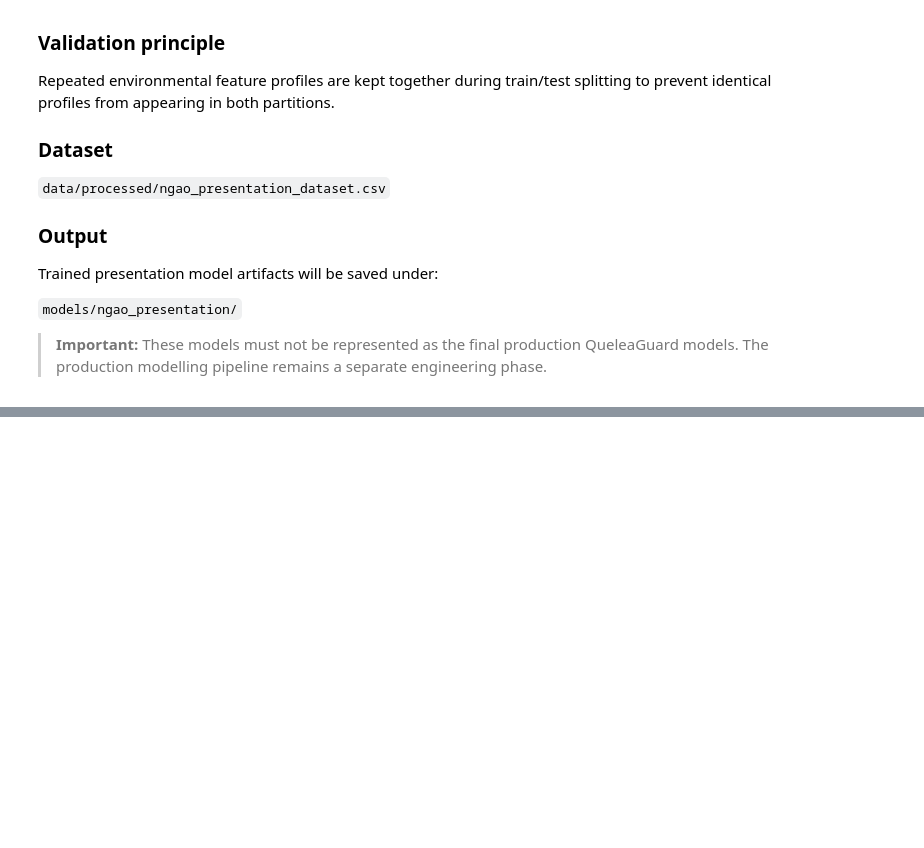
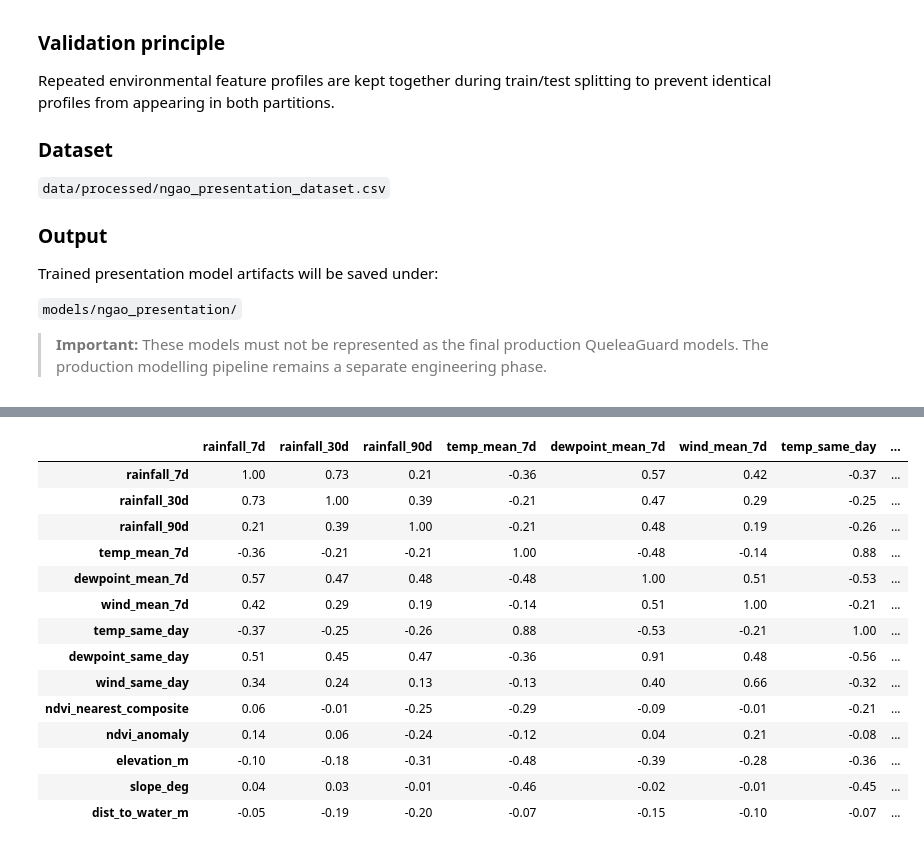
Before and after one commit to benardabuto081/QueleaGuard, a Jupyter notebook: notebooks/ngao_presentation_model_training.ipynb, the cells around one changed output, grey strips where cells are left out. Saved outputs shown, nothing was run; the diff lists cells and outputs as text; code cells hidden in the pictures; blank space fills up the shorter version.

Commit message:
Add Ngao presentation materials

```diff
--- a/notebooks/ngao_presentation_model_training.ipynb
+++ b/notebooks/ngao_presentation_model_training.ipynb
@@ -227,0 +759,24 @@ Groups with multiple rows: 60
+# %%
+# Fit Logistic Regression on the complete dataset
+
+logistic_model_full = Pipeline([
+    ("scaler", StandardScaler()),
+    ("classifier", LogisticRegression(
+        max_iter=1000,
+        random_state=42
+    ))
+])
+
+logistic_model_full.fit(X, y)
+
+# Fit Random Forest on the complete dataset
+
+random_forest_model_full = RandomForestClassifier(
+    n_estimators=300,
+    random_state=42,
+    n_jobs=-1
+)
+
+random_forest_model_full.fit(X, y)
+
+print("Both presentation models trained successfully.")
@@ -227,0 +868,24 @@ Groups with multiple rows: 60
+# %%
+# Calculate feature correlation matrix
+
+correlation_matrix = X.corr()
+
+display(
+    correlation_matrix.round(2)
+)
+# %% [output]
+|  | rainfall_7d | rainfall_30d | rainfall_90d | temp_mean_7d | dewpoint_mean_7d | wind_mean_7d | temp_same_day | ... |
+| rainfall_7d | 1.00 | 0.73 | 0.21 | -0.36 | 0.57 | 0.42 | -0.37 | ... |
+| rainfall_30d | 0.73 | 1.00 | 0.39 | -0.21 | 0.47 | 0.29 | -0.25 | ... |
+| rainfall_90d | 0.21 | 0.39 | 1.00 | -0.21 | 0.48 | 0.19 | -0.26 | ... |
+| temp_mean_7d | -0.36 | -0.21 | -0.21 | 1.00 | -0.48 | -0.14 | 0.88 | ... |
+| dewpoint_mean_7d | 0.57 | 0.47 | 0.48 | -0.48 | 1.00 | 0.51 | -0.53 | ... |
+| wind_mean_7d | 0.42 | 0.29 | 0.19 | -0.14 | 0.51 | 1.00 | -0.21 | ... |
+| temp_same_day | -0.37 | -0.25 | -0.26 | 0.88 | -0.53 | -0.21 | 1.00 | ... |
+| dewpoint_same_day | 0.51 | 0.45 | 0.47 | -0.36 | 0.91 | 0.48 | -0.56 | ... |
+| wind_same_day | 0.34 | 0.24 | 0.13 | -0.13 | 0.40 | 0.66 | -0.32 | ... |
+| ndvi_nearest_composite | 0.06 | -0.01 | -0.25 | -0.29 | -0.09 | -0.01 | -0.21 | ... |
+| ndvi_anomaly | 0.14 | 0.06 | -0.24 | -0.12 | 0.04 | 0.21 | -0.08 | ... |
+| elevation_m | -0.10 | -0.18 | -0.31 | -0.48 | -0.39 | -0.28 | -0.36 | ... |
+| slope_deg | 0.04 | 0.03 | -0.01 | -0.46 | -0.02 | -0.01 | -0.45 | ... |
+| dist_to_water_m | -0.05 | -0.19 | -0.20 | -0.07 | -0.15 | -0.10 | -0.07 | ... |
```
Also changed, not shown: parts of 88 cells of this notebook, 2 other files.
